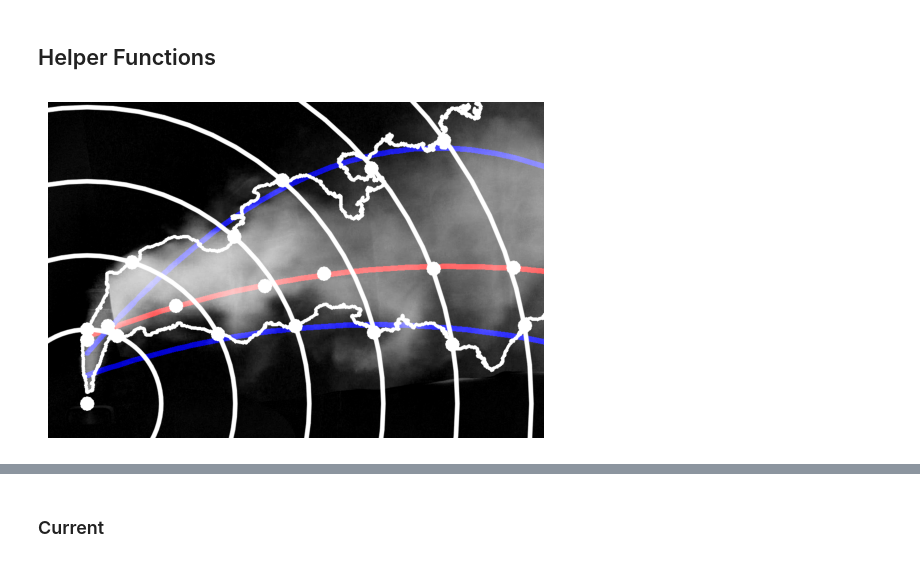
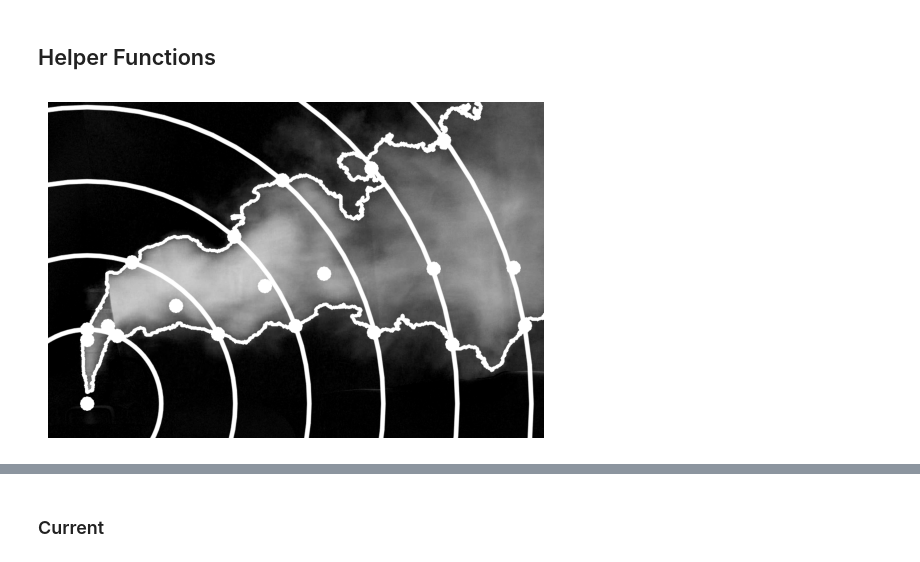
Before and after one commit to MalachiteWind/ROM-Plumes-Experiments, a Jupyter notebook: figures.ipynb, the cells around one changed output, grey strips where cells are left out. Cells and saved outputs as stored; diff of their text form; code cells hidden in the pictures.

Commit message:
updated figure for plot

```diff
--- a/figures.ipynb
+++ b/figures.ipynb
@@ -393,7 +393,7 @@ def add_poly_curves(
     #     img, 1, mean_curve_img, 1,0
     # )
     img = cv2.addWeighted(
-        mean_curve_img, 0.8, img, 1,0
+        mean_curve_img, 1, img, 1,0
     )
     return img
 
@@ -439,20 +439,20 @@ def create_fig(
 # %%
 frame = cv2.imread(img_path)
 
 new_frame = create_fig(
     frame,
     plotting_data,
     leak_source,
     heatmap=False,
     contour=True,
     concentric_circ=True,
     scatter=True,
-    poly=True
+    poly=False
 )
 
 
 plt.imshow(new_frame)
 plt.axis('off')
 plt.show()
 # %% [output]
-[figure, old version]
+[figure, new version]
```
Also changed, not shown: parts of 5 cells of this notebook.
